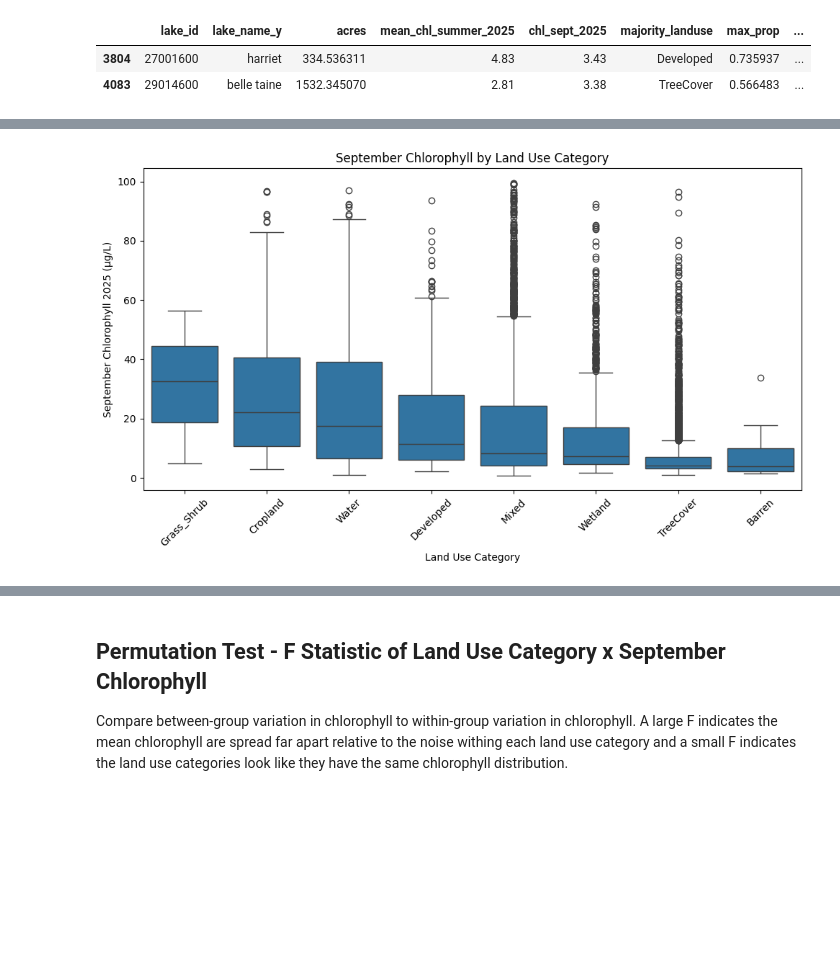
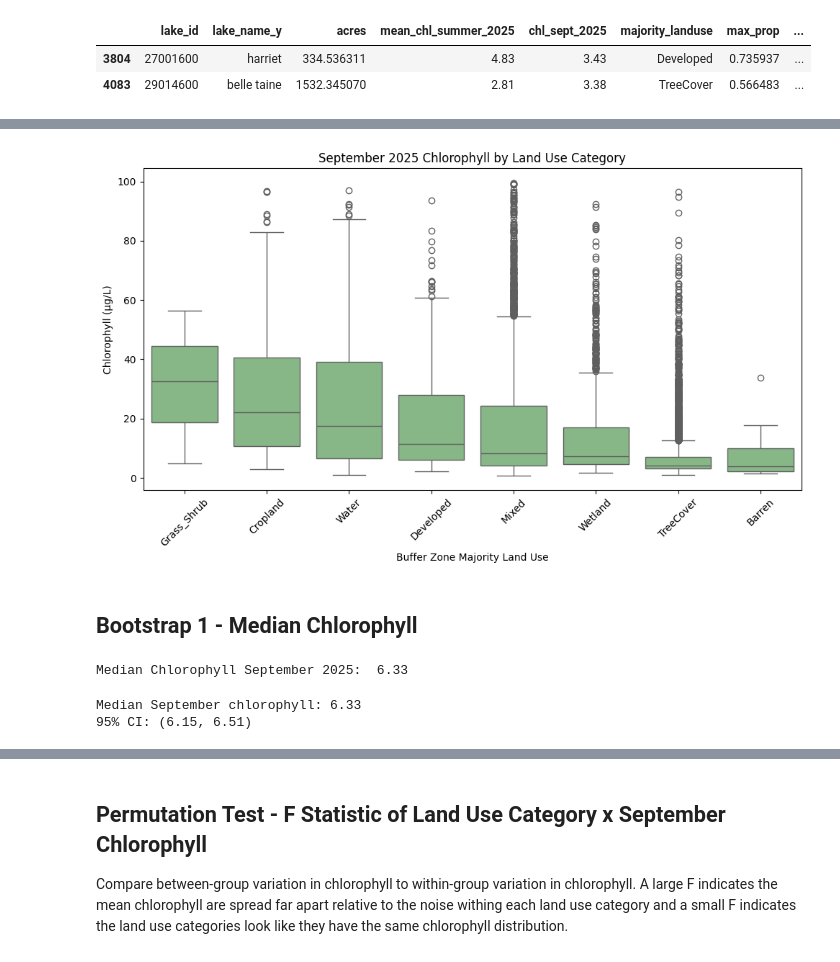
Before and after one commit to sscrader/SEIS631_Project, a Jupyter notebook: project_analysis.ipynb, the cells around one changed output, grey strips where cells are left out. Cells and saved outputs as stored; diff of their text form; code cells hidden in the pictures; blank space fills up the shorter version.

```diff
--- a/project_analysis.ipynb
+++ b/project_analysis.ipynb
@@ -223,29 +356,26 @@ lake_map[
 # %%
 # box plot of September 2025 chlorophyll values for each land use category
-category_order = (
-    use_qual_df
-    .groupby("majority_landuse")["chl_sept_2025"]
-    .median()
-    .sort_values(ascending=False)
-    .index
-)
+category_order = (use_qual_df.groupby("majority_landuse")["chl_sept_2025"].median().sort_values(ascending=False).index)
 
 plt.figure(figsize=(10,6))
 
-sns.boxplot(
-    data=use_qual_df,
-    x="majority_landuse",
-    y="chl_sept_2025",
-    order=category_order
-)
+sns.boxplot(data=use_qual_df, color="#7fbf7f", x="majority_landuse", y="chl_sept_2025", order=category_order)
 
-plt.title("September Chlorophyll by Land Use Category")
-plt.xlabel("Land Use Category")
-plt.ylabel("September Chlorophyll 2025 (µg/L)")
+plt.title("September 2025 Chlorophyll by Land Use Category")
+plt.xlabel("Buffer Zone Majority Land Use")
+plt.ylabel("Chlorophyll (µg/L)")
 
 plt.xticks(rotation=45)
 plt.tight_layout()
 
 plt.show()
 # %% [output]
-[figure, old version]
+[figure, new version]
+# %% [markdown]
+## Bootstrap 1 - Median Chlorophyll
+# %%
+# Overall Median Chlorophyll for lakes in September 2025
+median_chla = use_qual_df["chl_sept_2025"].median()
+print("Median Chlorophyll September 2025: ", median_chla)
+# %% [output]
+Median Chlorophyll September 2025:  6.33
@@ -251,0 +390,10 @@ plt.show()
+# %%
+# confidence interval
+ci_lower = np.percentile(replicates, 2.5)
+ci_upper = np.percentile(replicates, 97.5)
+
+print(f"Median September chlorophyll: {median_chla:.2f}")
+print(f"95% CI: ({ci_lower:.2f}, {ci_upper:.2f})")
+# %% [output]
+Median September chlorophyll: 6.33
+95% CI: (6.15, 6.51)
```
Also changed, not shown: parts of 21 cells of this notebook.
